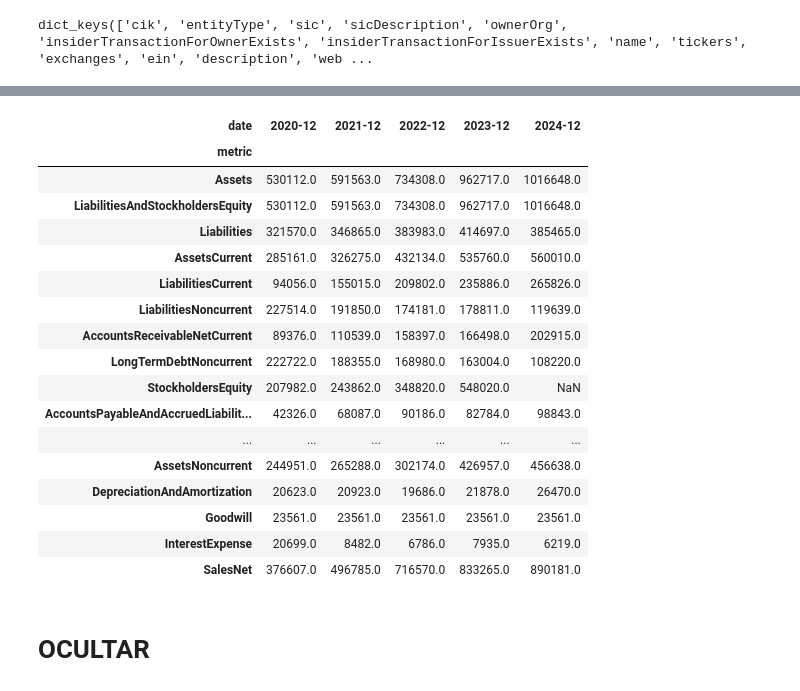
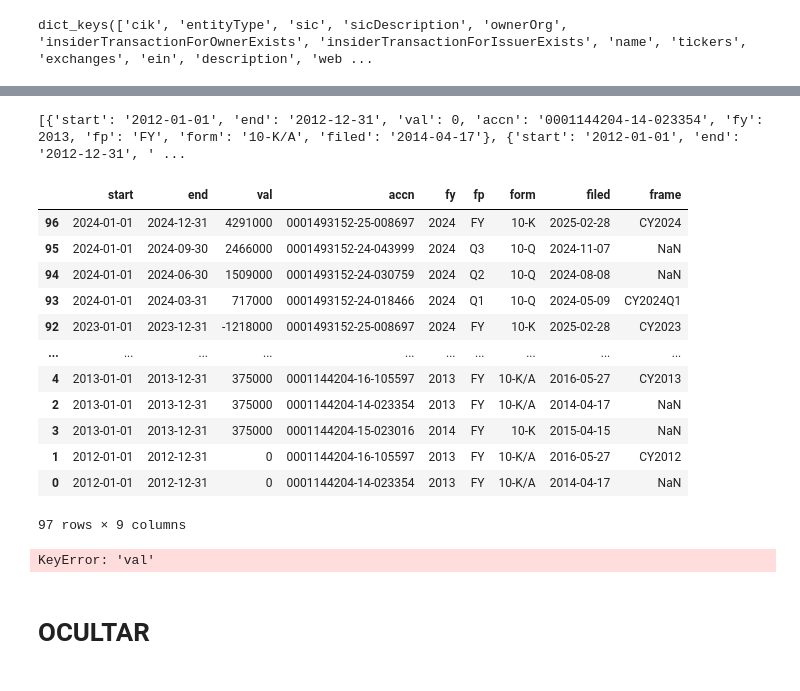
Before and after one commit to miguelcortes0999/edgar-fundamentals, a Jupyter notebook: notebooks/Introduction.ipynb, the cells around one changed output, grey strips where cells are left out. Saved outputs shown, nothing was run; the diff lists cells and outputs as text; code cells hidden in the pictures.

```diff
--- a/notebooks/Introduction.ipynb
+++ b/notebooks/Introduction.ipynb
@@ -247,28 +219,31 @@ df_financial_statements[df_financial_statements['metric']=='StockholdersEquity']
+# %%
+a = PyConectionSEC.get_company_facts(ticker)["us-gaap"].get('IncreaseDecreaseInDueToRelatedParties', {}).get("units", {}).get("USD", [])
+print(a)
+df2 = pd.DataFrame(a).sort_values('end', ascending=False)
+df2
+# %% [output]
+[{'start': '2012-01-01', 'end': '2012-12-31', 'val': 0, 'accn': '0001144204-14-023354', 'fy': 2013, 'fp': 'FY', 'form': '10-K/A', 'filed': '2014-04-17'}, {'start': '2012-01-01', 'end': '2012-12-31', ' ...
+|  | start | end | val | accn | fy | fp | form | filed | frame |
+| 96 | 2024-01-01 | 2024-12-31 | 4291000 | 0001493152-25-008697 | 2024 | FY | 10-K | 2025-02-28 | CY2024 |
+| 95 | 2024-01-01 | 2024-09-30 | 2466000 | 0001493152-24-043999 | 2024 | Q3 | 10-Q | 2024-11-07 | NaN |
+| 94 | 2024-01-01 | 2024-06-30 | 1509000 | 0001493152-24-030759 | 2024 | Q2 | 10-Q | 2024-08-08 | NaN |
+| 93 | 2024-01-01 | 2024-03-31 | 717000 | 0001493152-24-018466 | 2024 | Q1 | 10-Q | 2024-05-09 | CY2024Q1 |
+| 92 | 2023-01-01 | 2023-12-31 | -1218000 | 0001493152-25-008697 | 2024 | FY | 10-K | 2025-02-28 | CY2023 |
+| ... | ... | ... | ... | ... | ... | ... | ... | ... | ... |
+| 4 | 2013-01-01 | 2013-12-31 | 375000 | 0001144204-16-105597 | 2013 | FY | 10-K/A | 2016-05-27 | CY2013 |
+| 2 | 2013-01-01 | 2013-12-31 | 375000 | 0001144204-14-023354 | 2013 | FY | 10-K/A | 2014-04-17 | NaN |
+| 3 | 2013-01-01 | 2013-12-31 | 375000 | 0001144204-15-023016 | 2014 | FY | 10-K | 2015-04-15 | NaN |
+| 1 | 2012-01-01 | 2012-12-31 | 0 | 0001144204-16-105597 | 2013 | FY | 10-K/A | 2016-05-27 | CY2012 |
+| 0 | 2012-01-01 | 2012-12-31 | 0 | 0001144204-14-023354 | 2013 | FY | 10-K/A | 2014-04-17 | NaN |
+97 rows × 9 columns
 # %%
-# pd.options.display.float_format = '{:,.0f}'.format
+pd.options.display.float_format = '{:,.0f}'.format
 c = df_financial_statements.pivot_table(index='metric', columns='date', values='val', aggfunc='max')
 c = c.apply(lambda x: x/1000)
 # c = c[(c['2019-12']>=400000) & (c['2019-12']<=450000)].loc[:, c.columns[-1:4:-1]]
-c.sort_values('2013-12', ascending=False)[c.columns[-5::]]
+c.sort_values('2019-12', ascending=False)
 # %% [output]
-| date | 2020-12 | 2021-12 | 2022-12 | 2023-12 | 2024-12 |
-| metric |  |  |  |  |  |
-| Assets | 530112.0 | 591563.0 | 734308.0 | 962717.0 | 1016648.0 |
-| LiabilitiesAndStockholdersEquity | 530112.0 | 591563.0 | 734308.0 | 962717.0 | 1016648.0 |
-| Liabilities | 321570.0 | 346865.0 | 383983.0 | 414697.0 | 385465.0 |
-| AssetsCurrent | 285161.0 | 326275.0 | 432134.0 | 535760.0 | 560010.0 |
-| LiabilitiesCurrent | 94056.0 | 155015.0 | 209802.0 | 235886.0 | 265826.0 |
-| LiabilitiesNoncurrent | 227514.0 | 191850.0 | 174181.0 | 178811.0 | 119639.0 |
-| AccountsReceivableNetCurrent | 89376.0 | 110539.0 | 158397.0 | 166498.0 | 202915.0 |
-| LongTermDebtNoncurrent | 222722.0 | 188355.0 | 168980.0 | 163004.0 | 108220.0 |
-| StockholdersEquity | 207982.0 | 243862.0 | 348820.0 | 548020.0 | NaN |
-| AccountsPayableAndAccruedLiabilit... | 42326.0 | 68087.0 | 90186.0 | 82784.0 | 98843.0 |
-| ... | ... | ... | ... | ... | ... |
-| AssetsNoncurrent | 244951.0 | 265288.0 | 302174.0 | 426957.0 | 456638.0 |
-| DepreciationAndAmortization | 20623.0 | 20923.0 | 19686.0 | 21878.0 | 26470.0 |
-| Goodwill | 23561.0 | 23561.0 | 23561.0 | 23561.0 | 23561.0 |
-| InterestExpense | 20699.0 | 8482.0 | 6786.0 | 7935.0 | 6219.0 |
-| SalesNet | 376607.0 | 496785.0 | 716570.0 | 833265.0 | 890181.0 |
+KeyError: 'val'
 # %% [markdown]
 # OCULTAR
 # %%
```
Also changed, not shown: parts of 18 cells of this notebook, 2 other files.
